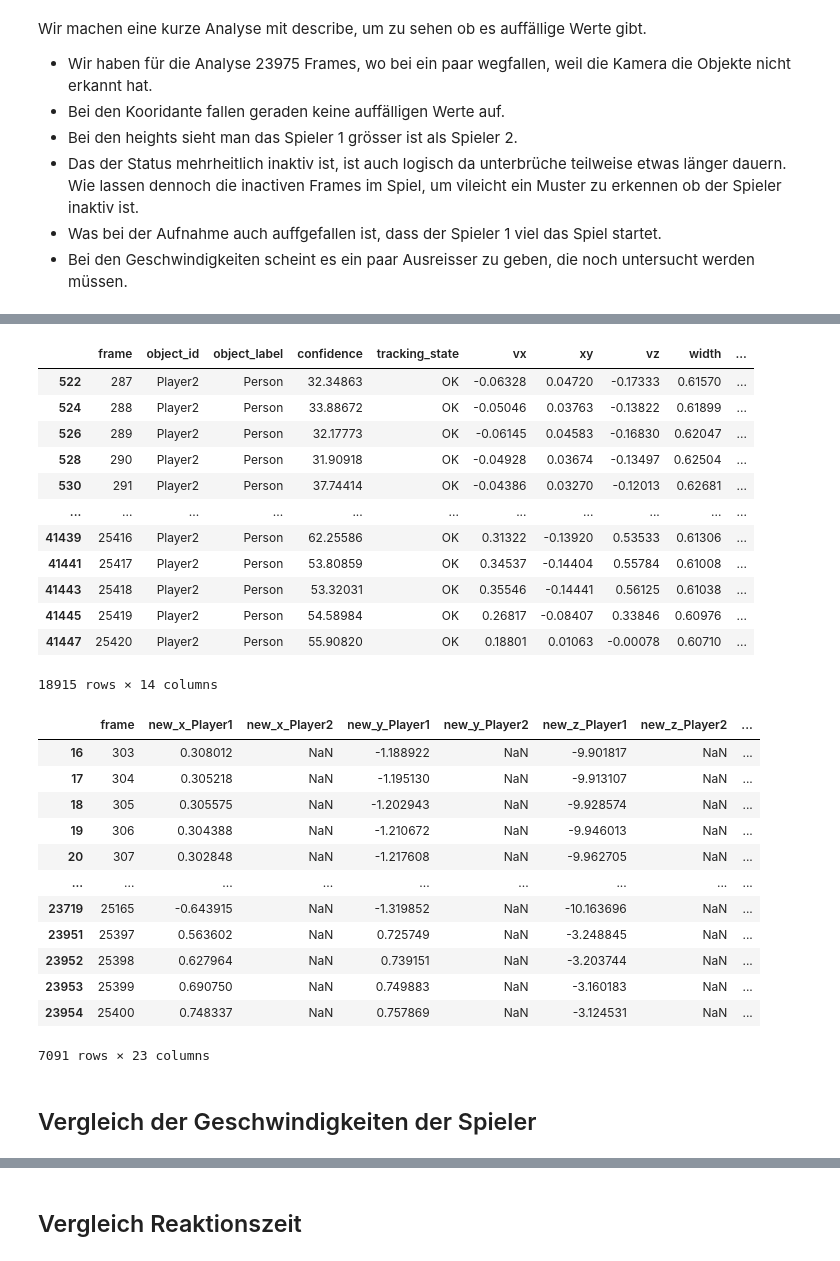
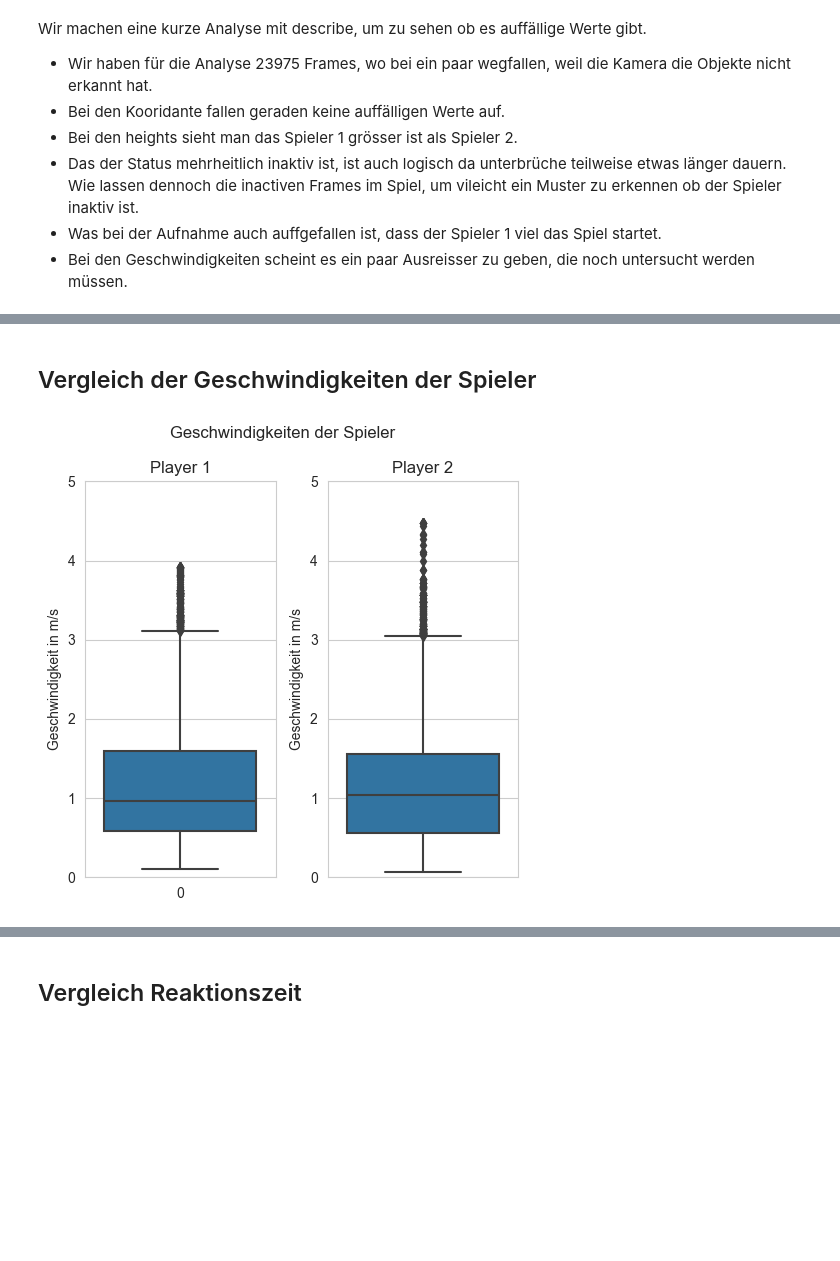
Before and after one commit to fhnw-ds/fhnw-cda2-tennis-analysis, a Jupyter notebook: field_analysis/eda_baden.ipynb, the cells around one changed output, grey strips where cells are left out. Saved outputs shown, nothing was run; the diff lists cells and outputs as text; code cells hidden in the pictures; blank space fills up the shorter version.

```diff
--- a/field_analysis/eda_baden.ipynb
+++ b/field_analysis/eda_baden.ipynb
@@ -406,34 +410,21 @@ df_cam_wrangled
-# %%
-df_cam_wrangled.loc[df_cam_wrangled["object_id"] == "Player2"]
-# %% [output]
-|  | frame | object_id | object_label | confidence | tracking_state | vx | xy | vz | width | ... |
-| 522 | 287 | Player2 | Person | 32.34863 | OK | -0.06328 | 0.04720 | -0.17333 | 0.61570 | ... |
-| 524 | 288 | Player2 | Person | 33.88672 | OK | -0.05046 | 0.03763 | -0.13822 | 0.61899 | ... |
-| 526 | 289 | Player2 | Person | 32.17773 | OK | -0.06145 | 0.04583 | -0.16830 | 0.62047 | ... |
-| 528 | 290 | Player2 | Person | 31.90918 | OK | -0.04928 | 0.03674 | -0.13497 | 0.62504 | ... |
-| 530 | 291 | Player2 | Person | 37.74414 | OK | -0.04386 | 0.03270 | -0.12013 | 0.62681 | ... |
-| ... | ... | ... | ... | ... | ... | ... | ... | ... | ... | ... |
-| 41439 | 25416 | Player2 | Person | 62.25586 | OK | 0.31322 | -0.13920 | 0.53533 | 0.61306 | ... |
-| 41441 | 25417 | Player2 | Person | 53.80859 | OK | 0.34537 | -0.14404 | 0.55784 | 0.61008 | ... |
-| 41443 | 25418 | Player2 | Person | 53.32031 | OK | 0.35546 | -0.14441 | 0.56125 | 0.61038 | ... |
-| 41445 | 25419 | Player2 | Person | 54.58984 | OK | 0.26817 | -0.08407 | 0.33846 | 0.60976 | ... |
-| 41447 | 25420 | Player2 | Person | 55.90820 | OK | 0.18801 | 0.01063 | -0.00078 | 0.60710 | ... |
-18915 rows × 14 columns
-# %%
-df[df[['new_x_Player1','new_x_Player2']].isna().any(axis=1)]
-# %% [output]
-|  | frame | new_x_Player1 | new_x_Player2 | new_y_Player1 | new_y_Player2 | new_z_Player1 | new_z_Player2 | ... |
-| 16 | 303 | 0.308012 | NaN | -1.188922 | NaN | -9.901817 | NaN | ... |
-| 17 | 304 | 0.305218 | NaN | -1.195130 | NaN | -9.913107 | NaN | ... |
-| 18 | 305 | 0.305575 | NaN | -1.202943 | NaN | -9.928574 | NaN | ... |
-| 19 | 306 | 0.304388 | NaN | -1.210672 | NaN | -9.946013 | NaN | ... |
-| 20 | 307 | 0.302848 | NaN | -1.217608 | NaN | -9.962705 | NaN | ... |
-| ... | ... | ... | ... | ... | ... | ... | ... | ... |
-| 23719 | 25165 | -0.643915 | NaN | -1.319852 | NaN | -10.163696 | NaN | ... |
-| 23951 | 25397 | 0.563602 | NaN | 0.725749 | NaN | -3.248845 | NaN | ... |
-| 23952 | 25398 | 0.627964 | NaN | 0.739151 | NaN | -3.203744 | NaN | ... |
-| 23953 | 25399 | 0.690750 | NaN | 0.749883 | NaN | -3.160183 | NaN | ... |
-| 23954 | 25400 | 0.748337 | NaN | 0.757869 | NaN | -3.124531 | NaN | ... |
-7091 rows × 23 columns
 # %% [markdown]
 ## Vergleich der Geschwindigkeiten der Spieler
+# %%
+plt.figure(figsize=(5, 5))
+plt.suptitle("Geschwindigkeiten der Spieler", fontsize=12)
+
+plt.subplot(121)
+sns.boxplot(df["geschwindigkeit_p1"])
+plt.ylabel("Geschwindigkeit in m/s")
+plt.ylim(0, 5)
+plt.title("Player 1")
+
+plt.subplot(122)
+sns.boxplot(y=df["geschwindigkeit_p2"])
+plt.ylabel("Geschwindigkeit in m/s")
+plt.ylim(0, 5)
+plt.title("Player 2")
+plt.tight_layout()
+plt.show()
+# %% [output]
+[figure, added]
```
Also changed, not shown: parts of 36 cells of this notebook.
